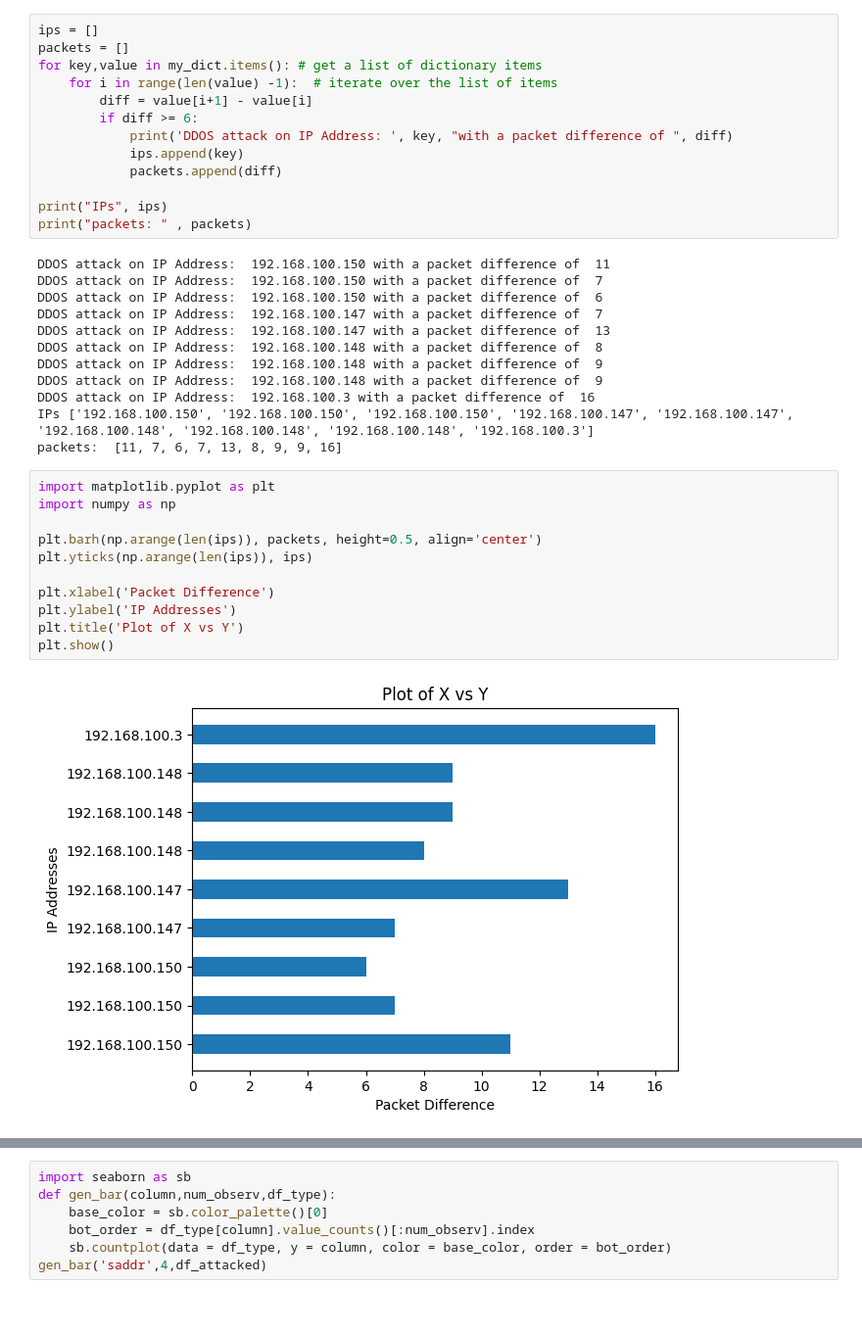
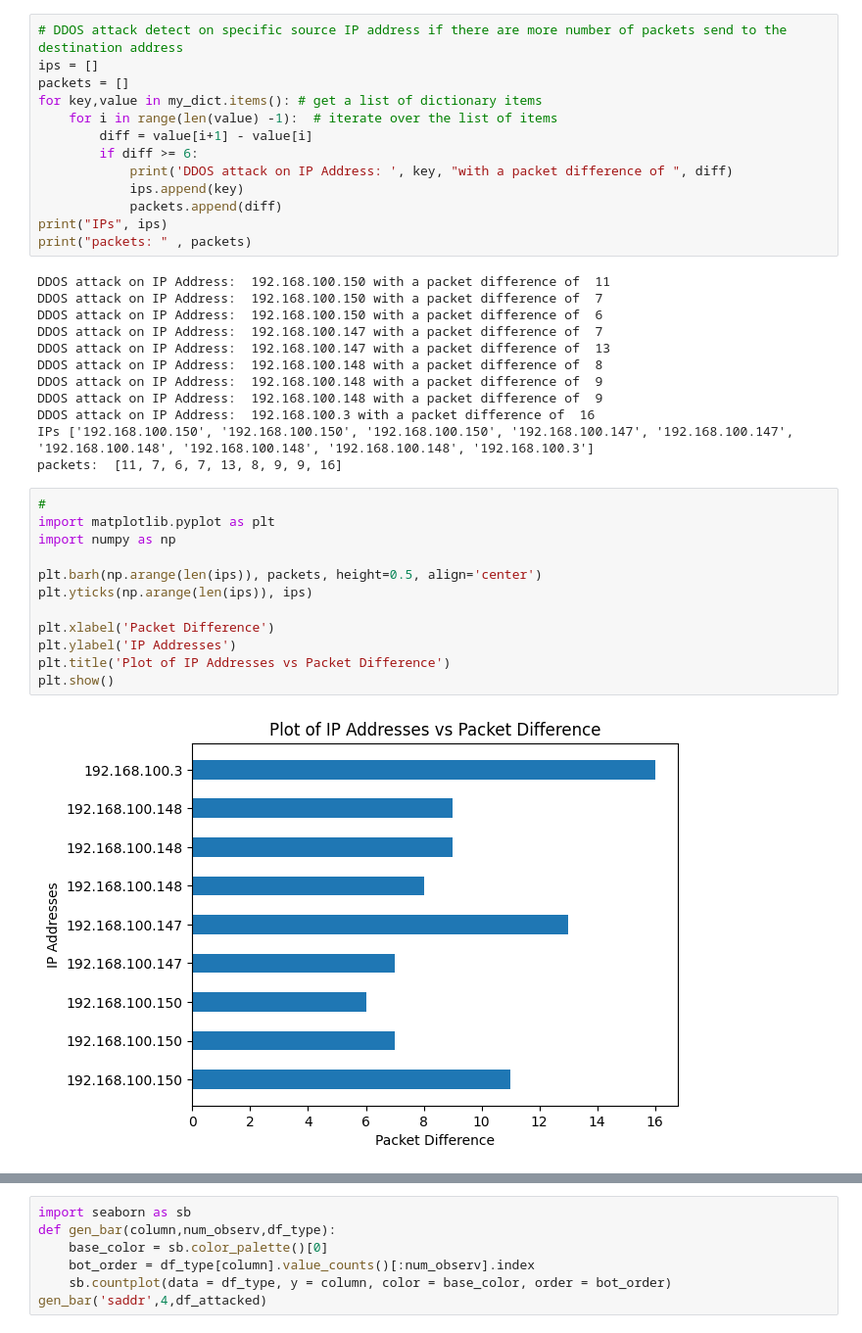
Before and after one commit to DDOS-Attacks-detection-in-IOT-using-ML/DDOS-Detection, a Jupyter notebook: cn_project_1.ipynb, the cells around one changed output, grey strips where cells are left out. Shown: that part at 98% size. Cells and saved outputs as stored; diff of their text form.

```diff
--- a/cn_project_1.ipynb
+++ b/cn_project_1.ipynb
@@ -56,6 +52,7 @@ for i in unique_values:
 ['192.168.100.150' '192.168.100.149' '192.168.100.147' '192.168.100.148'
  '192.168.100.3']
 # %%
+# DDOS attack detect on specific source IP address if there are more number of packets send to the destination address
 ips = []
 packets = []
 for key,value in my_dict.items(): # get a list of dictionary items
@@ -65,7 +62,6 @@ for key,value in my_dict.items(): # get a list of dictionary items
             print('DDOS attack on IP Address: ', key, "with a packet difference of ", diff)
             ips.append(key)
             packets.append(diff)
-
 print("IPs", ips)
 print("packets: " , packets)
 # %% [output]
@@ -81,16 +77,17 @@ DDOS attack on IP Address:  192.168.100.3 with a packet difference of  16
 IPs ['192.168.100.150', '192.168.100.150', '192.168.100.150', '192.168.100.147', '192.168.100.147', '192.168.100.148', '192.168.100.148', '192.168.100.148', '192.168.100.3']
 packets:  [11, 7, 6, 7, 13, 8, 9, 9, 16]
 # %%
+#
 import matplotlib.pyplot as plt
 import numpy as np
 
 plt.barh(np.arange(len(ips)), packets, height=0.5, align='center')
 plt.yticks(np.arange(len(ips)), ips)
 
 plt.xlabel('Packet Difference')
 plt.ylabel('IP Addresses')
-plt.title('Plot of X vs Y')
+plt.title('Plot of IP Addresses vs Packet Difference')
 plt.show()
 # %% [output]
-[figure, old version]
+[figure, new version]
 # %%
```
Also changed, not shown: parts of 5 cells of this notebook, 1 other file.
